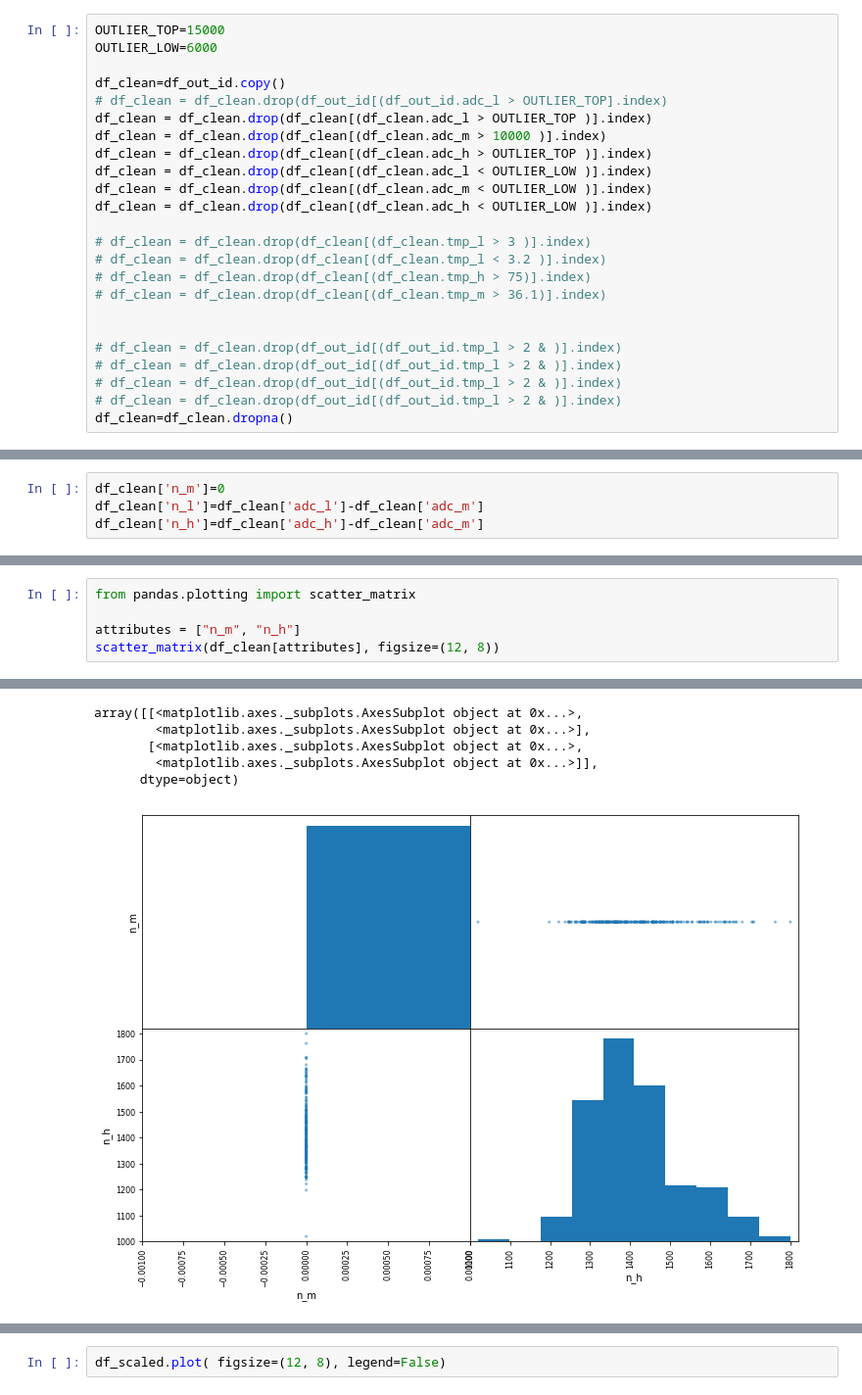
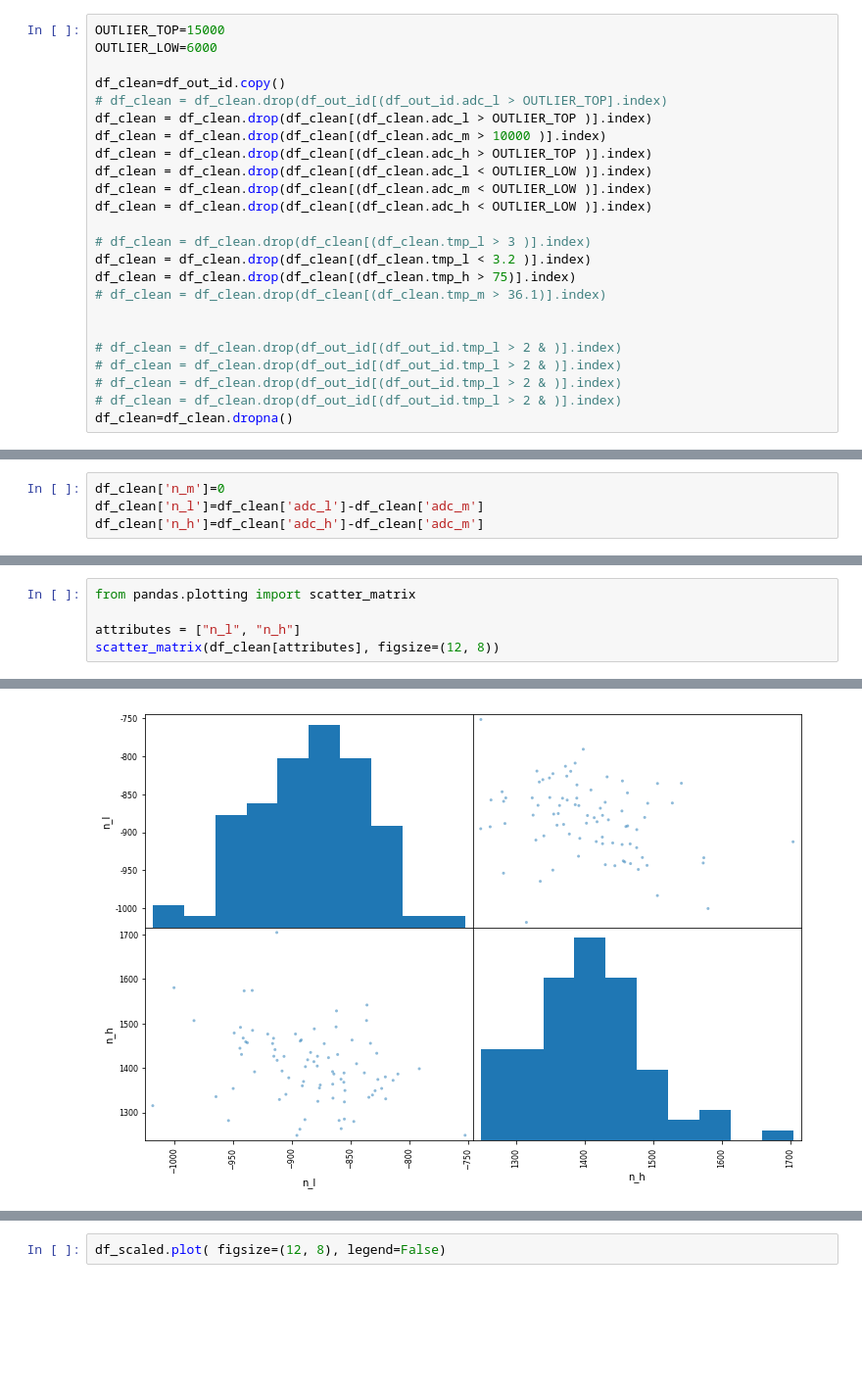
Before and after one commit to chamodw/ir-calibration, a Jupyter notebook: ml/DataVisualitzation.ipynb, the cells around one changed output, grey strips where cells are left out. Shown at 98% size. Cells and saved outputs as stored; diff of their text form; blank space fills up the shorter version.

```diff
--- a/ml/DataVisualitzation.ipynb
+++ b/ml/DataVisualitzation.ipynb
@@ -106,8 +106,8 @@ df_clean = df_clean.drop(df_clean[(df_clean.adc_m < OUTLIER_LOW )].index)
 df_clean = df_clean.drop(df_clean[(df_clean.adc_h < OUTLIER_LOW )].index)
 
 # df_clean = df_clean.drop(df_clean[(df_clean.tmp_l > 3 )].index)
-# df_clean = df_clean.drop(df_clean[(df_clean.tmp_l < 3.2 )].index)
-# df_clean = df_clean.drop(df_clean[(df_clean.tmp_h > 75)].index)
+df_clean = df_clean.drop(df_clean[(df_clean.tmp_l < 3.2 )].index)
+df_clean = df_clean.drop(df_clean[(df_clean.tmp_h > 75)].index)
 # df_clean = df_clean.drop(df_clean[(df_clean.tmp_m > 36.1)].index)
 
 
@@ -230,6 +230,6 @@ array([[<matplotlib.axes._subplots.AxesSubplot object at 0x...>,
 # %%
 from pandas.plotting import scatter_matrix
 
-attributes = ["n_m", "n_h"]
+attributes = ["n_l", "n_h"]
 scatter_matrix(df_clean[attributes], figsize=(12, 8))
 # %% [output]
@@ -242,9 +241,4 @@ bottom=0.0, top=0.0
-array([[<matplotlib.axes._subplots.AxesSubplot object at 0x...>,
-        <matplotlib.axes._subplots.AxesSubplot object at 0x...>],
-       [<matplotlib.axes._subplots.AxesSubplot object at 0x...>,
-        <matplotlib.axes._subplots.AxesSubplot object at 0x...>]],
-      dtype=object)
-[figure, old version]
+[figure, new version]
 # %%
 corr_matrix = df_clean.corr()
 corr_matrix["adc_m"].sort_values(ascending=False)
```
Also changed, not shown: parts of 11 cells of this notebook.
